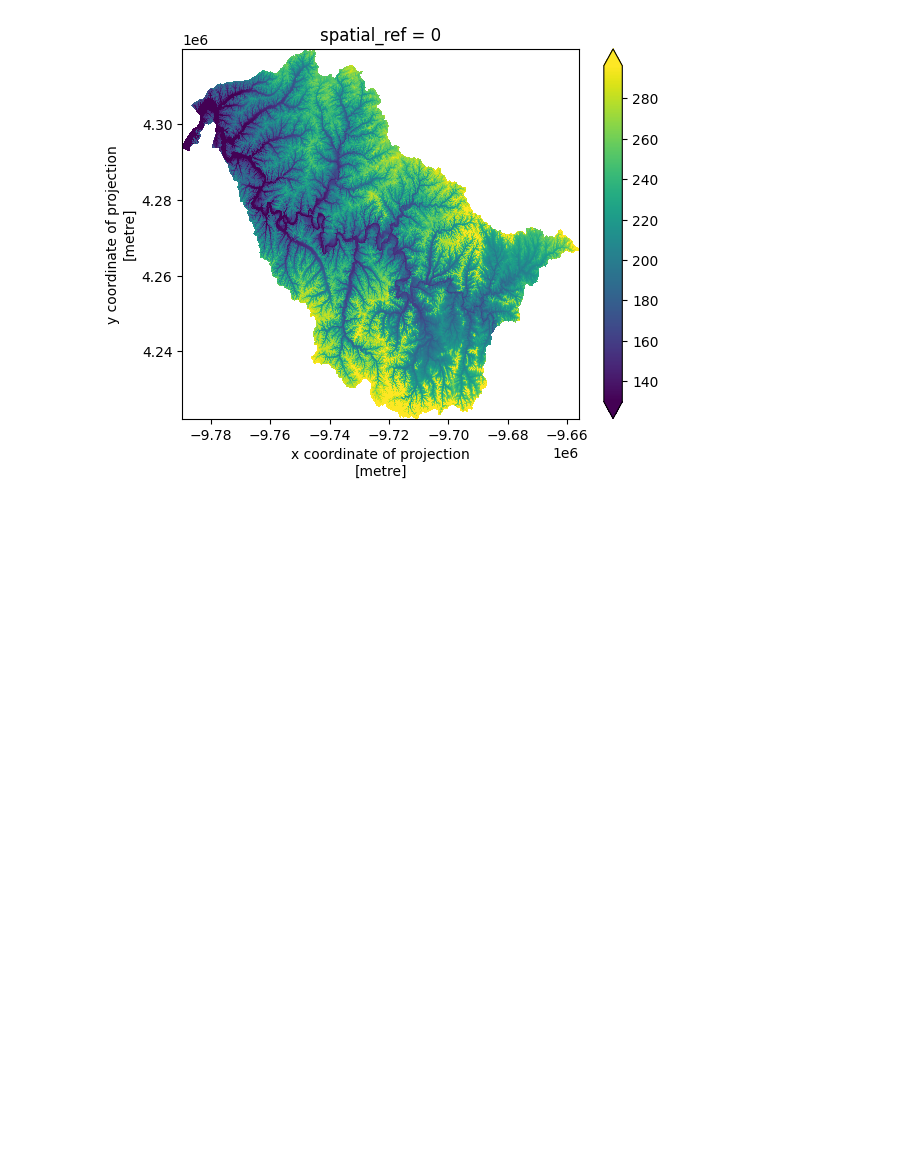
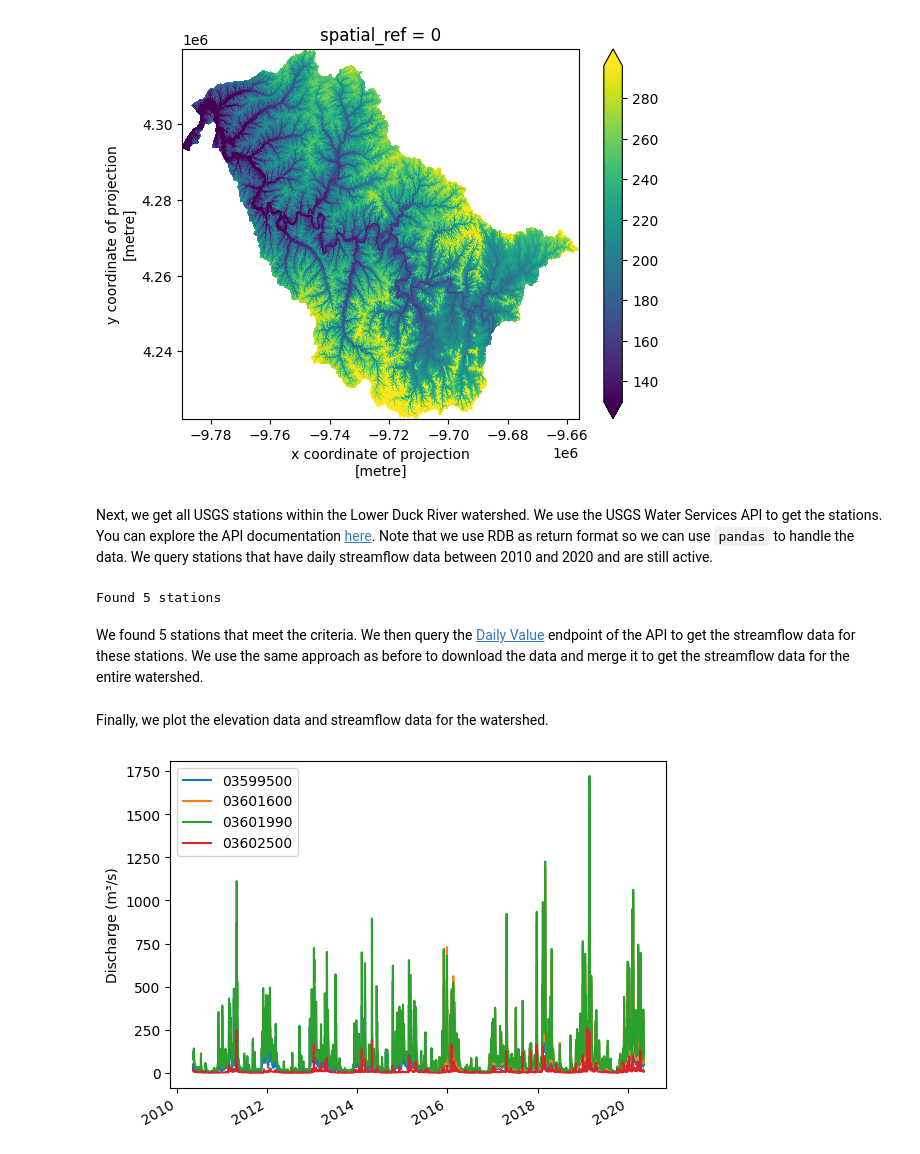
Before and after one commit to cheginit/tiny-retriever, a Jupyter notebook: docs/examples/hydrodata.ipynb, the cells around one changed output. Drawn from its saved outputs; the diff is of its cells as text; code cells hidden in the pictures; blank space fills up the shorter version.

```diff
--- a/docs/examples/hydrodata.ipynb
+++ b/docs/examples/hydrodata.ipynb
@@ -15,4 +22,5 @@ import tiny_retriever as terry
 # %%
-duck = gpd.read_file("https://reference.geoconnex.us/collections/hu08/items/06040003")
+huc8 = "06040003"
+duck = gpd.read_file(f"https://reference.geoconnex.us/collections/hu08/items/{huc8}")
 # %% [output]
 Skipping field hucs: unsupported OGR type: 5
@@ -33,7 +45,7 @@ n_boxes = math.ceil((width * height) / pixel_max)
 nx = math.ceil(math.sqrt(n_boxes * aspect_ratio))
 ny = math.ceil(n_boxes / nx)
 
-west, south, east, north = (round(x, 6) for x in duck.to_crs(4326).total_bounds)
+west, south, east, north = duck.to_crs(4326).total_bounds.round(6)
 dx = (east - west) / nx
 dy = (north - south) / ny
 sub_width = math.ceil(width / nx)
@@ -80,3 +98,69 @@ dem = dem.rio.clip_box(*duck.total_bounds, crs=duck.crs).rio.clip([duck.union_al
 _ = dem.plot.imshow(robust=True)
 # %% [output]
 [figure]
+# %% [markdown]
+Next, we get all USGS stations within the Lower Duck River watershed. We use the USGS Water Services API to get the stations. You can explore the API documentation [here](https://waterservices.usgs.gov/test-tools/?service=site). Note that we use RDB as return format so we can use `pandas` to handle the data. We query stations that have daily streamflow data between 2010 and 2020 and are still active.
+# %%
+base_url = "https://waterservices.usgs.gov/nwis/site"
+params = {
+    "format": "rdb",
+    "huc": f"{huc8}",
+    "startDT": "2010-05-10",
+    "endDT": "2020-05-10",
+    "siteStatus": "active",
+    "parameterCd": "00060",
+    "hasDataTypeCd": "dv",
+    "outputDataTypeCd": "dv",
+}
+resp = terry.fetch(base_url, "text", request_kwargs={"params": params})
+data = [line.split("\t") for line in resp.splitlines() if not line.startswith("#")]
+stations = pd.DataFrame.from_dict(dict(zip(data[0], d)) for d in data[2:])
+print(f"Found {len(stations.site_no.unique())} stations")
+# %% [output]
+Found 5 stations
+# %% [markdown]
+We found 5 stations that meet the criteria. We then query the [Daily Value](https://waterservices.usgs.gov/test-tools/?service=dv) endpoint of the API to get the streamflow data for these stations. We use the same approach as before to download the data and merge it to get the streamflow data for the entire watershed.
+# %%
+station_ids = stations.loc[stations.alt_va.astype("f4") > 400, "site_no"].unique()
+base_url = "https://waterservices.usgs.gov/nwis/dv/"
+
+params = {
+    "format": "json",
+    "sites": ",".join(station_ids),
+    "startDT": "2010-05-10",
+    "endDT": "2020-05-10",
+    "siteStatus": "active",
+    "parameterCd": "00060",
+}
+resp = terry.fetch(base_url, "json", request_kwargs={"params": params})
+# %% [markdown]
+Finally, we plot the elevation data and streamflow data for the watershed.
+# %%
+data = resp["value"]["timeSeries"]
+tz = data[0]["sourceInfo"]["timeZoneInfo"]
+qobs = []
+for series in data:
+    values = series["values"][0]["value"]
+    discharge = pd.DataFrame.from_records(values, exclude=["qualifiers"], index=["dateTime"])
+    # convert to cubic meters per second
+    discharge["value"] = pd.to_numeric(discharge["value"], errors="coerce") * 0.3048**3
+    # convert to UTC
+    time_zone = {
+        "CST": "US/Central",
+        "MST": "US/Mountain",
+        "PST": "US/Pacific",
+        "EST": "US/Eastern",
+    }.get(
+        tz["defaultTimeZone"]["zoneAbbreviation"],
+        tz["defaultTimeZone"]["zoneAbbreviation"],
+    )
+    discharge.index = pd.DatetimeIndex(
+        pd.Timestamp(i, tz=time_zone) for i in discharge.index
+    ).tz_convert("UTC")
+    # rename the column to the site number
+    discharge.columns = [series["sourceInfo"]["siteCode"][0]["value"]]
+    qobs.append(discharge)
+qobs = pd.concat(qobs, axis=1)
+_ = qobs.plot(ylabel="Discharge (m³/s)")
+# %% [output]
+[figure, added]
```
Also changed, not shown: parts of 5 cells of this notebook.
